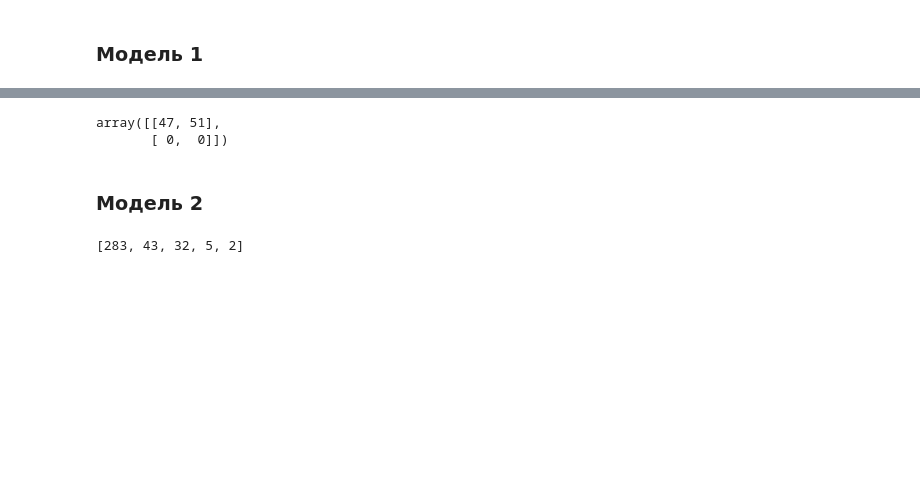
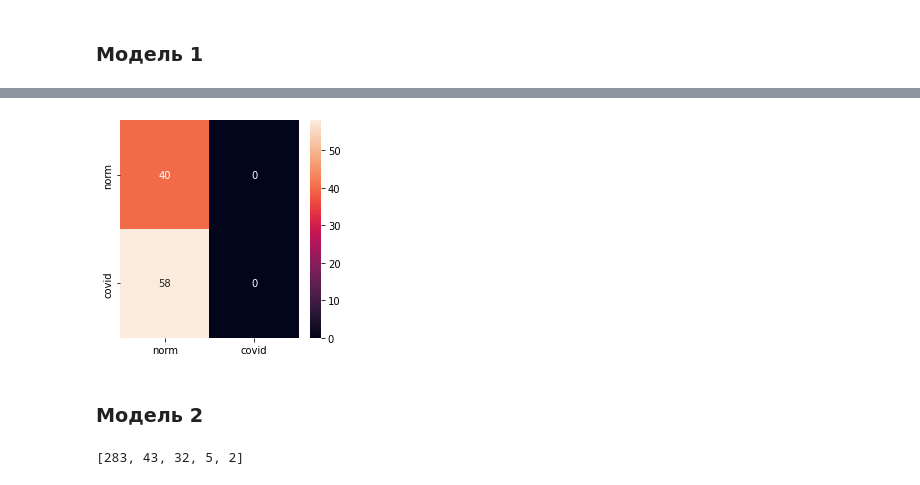
Before and after one commit to ignatovskiy/Data_Satanism, a Jupyter notebook: lab2_iad/Lab2_iad.ipynb, the cells around one changed output, grey strips where cells are left out. Drawn from its saved outputs; the diff is of its cells as text; code cells hidden in the pictures; blank space fills up the shorter version.

Commit message:
add graphs and results

```diff
--- a/lab2_iad/Lab2_iad.ipynb
+++ b/lab2_iad/Lab2_iad.ipynb
@@ -94,20 +97,21 @@ from sklearn.model_selection import train_test_split
 # %%
 def train_model(model, epochs, criterion, optimizer, X_train, Y_train, X_test, Y_test):
     losses = []
-
+    accs = []
     for i in range(epochs):
         i += 1
         Y_pred = model.forward(X_train)
         loss = criterion(Y_pred, Y_train)
         losses.append(loss)
         acc = test_model(model, X_test, Y_test, 0)
+        accs.append(acc)
         print(f'epoch: {i:2}  loss: {loss.item():10.8f} acc: {acc}')
 
         optimizer.zero_grad()
         loss.backward()
         optimizer.step()
 
-    return model
+    return model, accs, losses
 # %%
 def test_model(model, X_test, Y_test, show):
     counter = 0
@@ -125,14 +129,20 @@ def test_model(model, X_test, Y_test, show):
         return res
 # %%
 # так как работа связана с медициной то используем confusion_matrix
-def test_res_model(model, X_test, Y_test):
-    T = []
+def test_res_model(model, X_test, Y_test, show, target_names):
+    pr = []
     with torch.no_grad():
         for i,data in enumerate(X_test):
             y_val = model.forward(data)
             res = y_val.argmax().item()
-            T.append(res)
-    return confusion_matrix(T, Y_test)
+            pr.append(res)
+    res = confusion_matrix(Y_test, pr)
+    if show:
+        df_cm = pd.DataFrame(res)
+        plt.figure(figsize = (4,4))
+        sn.heatmap(df_cm, annot=True, xticklabels=target_names, yticklabels=target_names)
+    else:
+        return res
 # %%
 data_copy = df.copy()
 # %%
@@ -151,4 +161,6 @@ X_train_tensor = torch.tensor(X_train)
 X_test_tensor = torch.tensor(X_test)
 Y_train_tensor = torch.tensor(list(Y_train))
 Y_test_tensor = torch.tensor(list(Y_test))
+# %%
+target_names = ["norm", "covid"]
 # %% [markdown]
@@ -169,6 +181,6 @@ model1 = nn.Sequential(
 criterion = nn.CrossEntropyLoss()
 optimizer = torch.optim.Adam(model1.parameters(), lr=0.01)
 # %%
-epochs = 20
-model1_  = train_model(model1, epochs, criterion, optimizer, X_train_tensor, Y_train_tensor, X_test_tensor, Y_test_tensor)
+epochs1 = 20
+model1_, accs1, losses1  = train_model(model1, epochs1, criterion, optimizer, X_train_tensor, Y_train_tensor, X_test_tensor, Y_test_tensor)
 # %% [output]
@@ -195,8 +207,7 @@ epoch: 20  loss: 0.69299436 acc: 47.95918367346939
 # %%
-test_res_model(model1_, X_test_tensor, Y_test_tensor)
+test_res_model(model1_, X_test_tensor, Y_test_tensor, 1, target_names)
 # %% [output]
-array([[47, 51],
-       [ 0,  0]])
+[figure, added]
 # %% [markdown]
 ### Модель 2
 # %%
```
Also changed, not shown: parts of 22 cells of this notebook, 1 other file.
